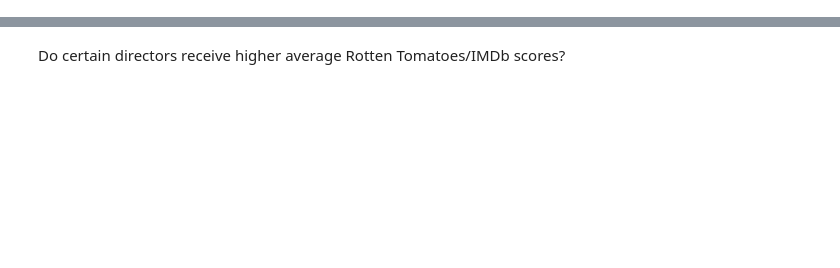
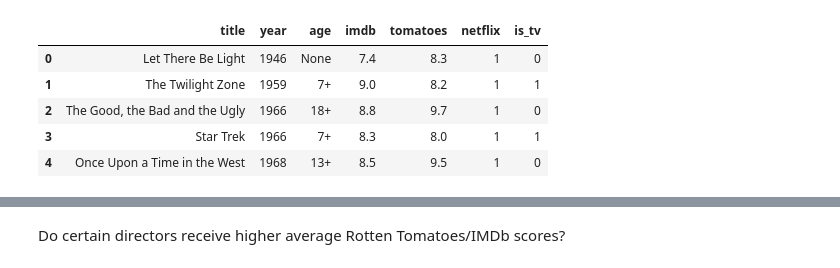
Before and after one commit to emmafinkel/si330-finalproject, a Jupyter notebook: finalproject.ipynb, the cells around one changed output, grey strips where cells are left out. Drawn from its saved outputs; the diff is of its cells as text; code cells hidden in the pictures; blank space fills up the shorter version.

```diff
--- a/finalproject.ipynb
+++ b/finalproject.ipynb
@@ -75,18 +91,26 @@ netflix_df.head()
 # %%
 #convert rotten tomatoes ratings into floats
 import matplotlib.pyplot as plt
 def tomatoes_to_float(row):
     if type(row) != float:
         return float(row[:-1])/10
     else:
         return row
 
 assert tomatoes_to_float('80%') == 8.0
 assert tomatoes_to_float('5%') == 0.5
 assert tomatoes_to_float('75%') == 7.5
 assert tomatoes_to_float('100%') == 10.0
 
 mtv_df['tomatoes'] = mtv_df['tomatoes'].apply(tomatoes_to_float)
+mtv_df.head(5)
+# %% [output]
+|  | title | year | age | imdb | tomatoes | netflix | is_tv |
+| 0 | Let There Be Light | 1946 | None | 7.4 | 8.3 | 1 | 0 |
+| 1 | The Twilight Zone | 1959 | 7+ | 9.0 | 8.2 | 1 | 1 |
+| 2 | The Good, the Bad and the Ugly | 1966 | 18+ | 8.8 | 9.7 | 1 | 0 |
+| 3 | Star Trek | 1966 | 7+ | 8.3 | 8.0 | 1 | 1 |
+| 4 | Once Upon a Time in the West | 1968 | 13+ | 8.5 | 9.5 | 1 | 0 |
 # %%
 info_df = pd.merge(netflix_df, mtv_df, how='inner', on='title')
 info_df = info_df.drop(['type', 'cast', 'release_year', 'listed_in', 'age', 'netflix'], axis=1)
```
Also changed, not shown: parts of 16 cells of this notebook.
